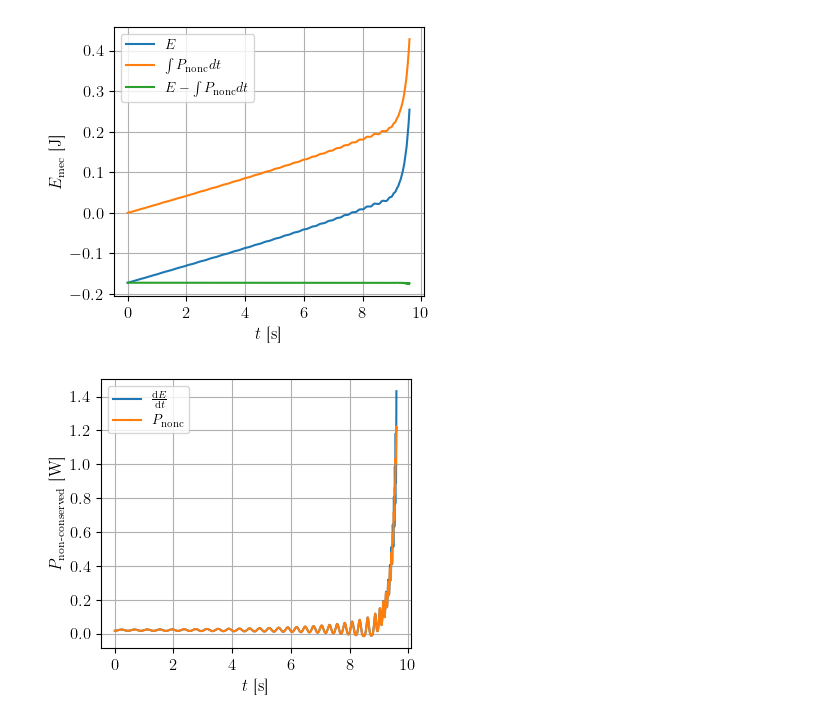
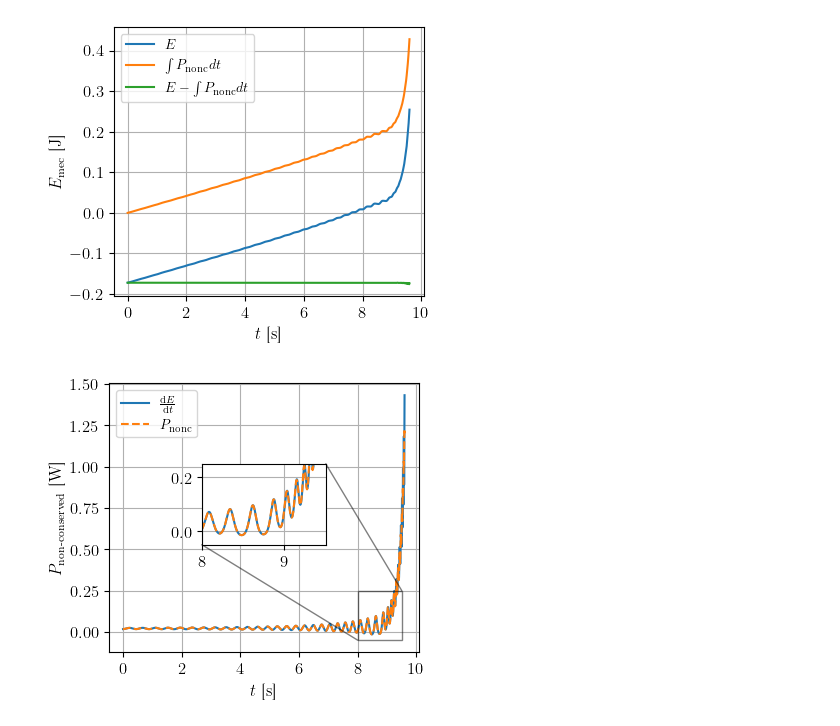
Before and after one commit to TomVdt/PhysNum, a Jupyter notebook: exercice2/analysis/analysis3bii.ipynb, the cells around one changed output. Cells and saved outputs as stored; diff of their text form; code cells hidden in the pictures.

```diff
--- a/exercice2/analysis/analysis3bii.ipynb
+++ b/exercice2/analysis/analysis3bii.ipynb
@@ -120,16 +120,28 @@ plt.savefig(export_path + 'retract_energy.pdf')
 # %% [output]
 [figure]
 # %%
+x1, x2, y1, y2 = 8, 9.5, -0.05, 0.25
+axins = plt.gca().inset_axes(
+    [0.3, 0.4, 0.4, 0.3],
+    xlim=(x1, x2), ylim=(y1, y2)
+)
+
 for (params, data) in all_data.values():
     t, theta, thetadot, emec, pnonc, l = data[:,0], data[:,1], data[:,2], data[:,3], data[:,4], data[:,5]
     dE = (emec[2:] - emec[:-2]) / (2 * conf['tFin'] / params['nsteps'])
     plt.plot(t[1:-1], dE, label=r'$\frac{\mathrm{d}E}{\mathrm{d} t}$')
-    plt.plot(t, pnonc, label=r'$P_\textrm{nonc}$')
+    plt.plot(t, pnonc, '--', label=r'$P_\textrm{nonc}$')
+
+    axins.plot(t[1:-1], dE)
+    axins.plot(t, pnonc, '--')
+    axins.grid()
+
+plt.gca().indicate_inset_zoom(axins, edgecolor="black")
 
 plt.xlabel(r'$t$ [s]')
 plt.ylabel(r'$P_\textrm{non-conserved}$ [\si{\watt}]')
 plt.legend()
 plt.grid()
 plt.savefig(export_path + 'retract_power.pdf')
 # %% [output]
-[figure, old version]
+[figure, new version]
```
Also changed, not shown: 7 other files.
